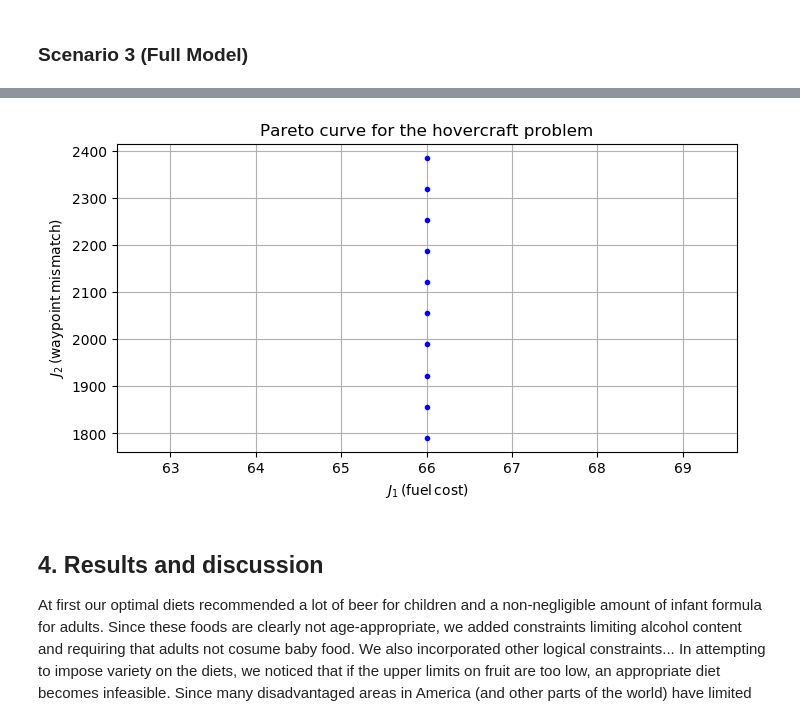
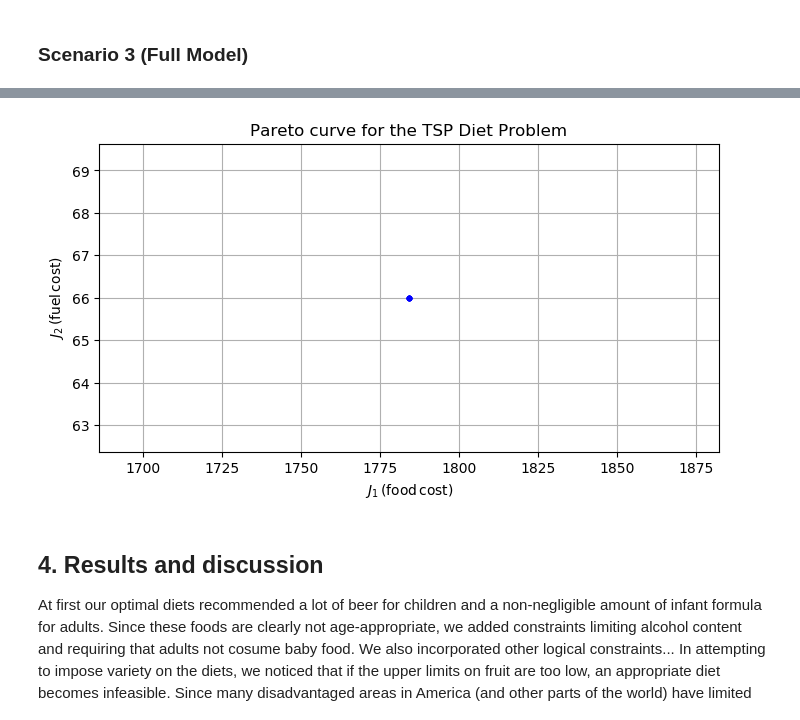
Before and after one commit to harish-veeramani/optimization-final-project, a Jupyter notebook: project_report_template.ipynb, the cells around one changed output, grey strips where cells are left out. Cells and saved outputs as stored; diff of their text form; code cells hidden in the pictures.

Commit message:
Fix scenario 3 food cost total

```diff
--- a/project_report_template.ipynb
+++ b/project_report_template.ipynb
@@ -598,13 +607,13 @@ Total Overall Cost: $2450.8100000000004
 # %%
 using PyPlot
 figure(figsize=(8,4))
 plot( J1, J2, "b." )
-xlabel(L"J_1\, (\sf fuel\, cost)")
-ylabel(L"J_2\, (\sf waypoint\, mismatch)");
-title("Pareto curve for the hovercraft problem")
+xlabel(L"J_1\, (\sf food\, cost)")
+ylabel(L"J_2\, (\sf fuel\, cost)");
+title("Pareto curve for the TSP Diet Problem")
 grid()
 # %% [output]
-[figure, old version]
+[figure, new version]
 # %% [markdown]
 ## 4. Results and discussion ##
 
```
Also changed, not shown: parts of 5 cells of this notebook.
